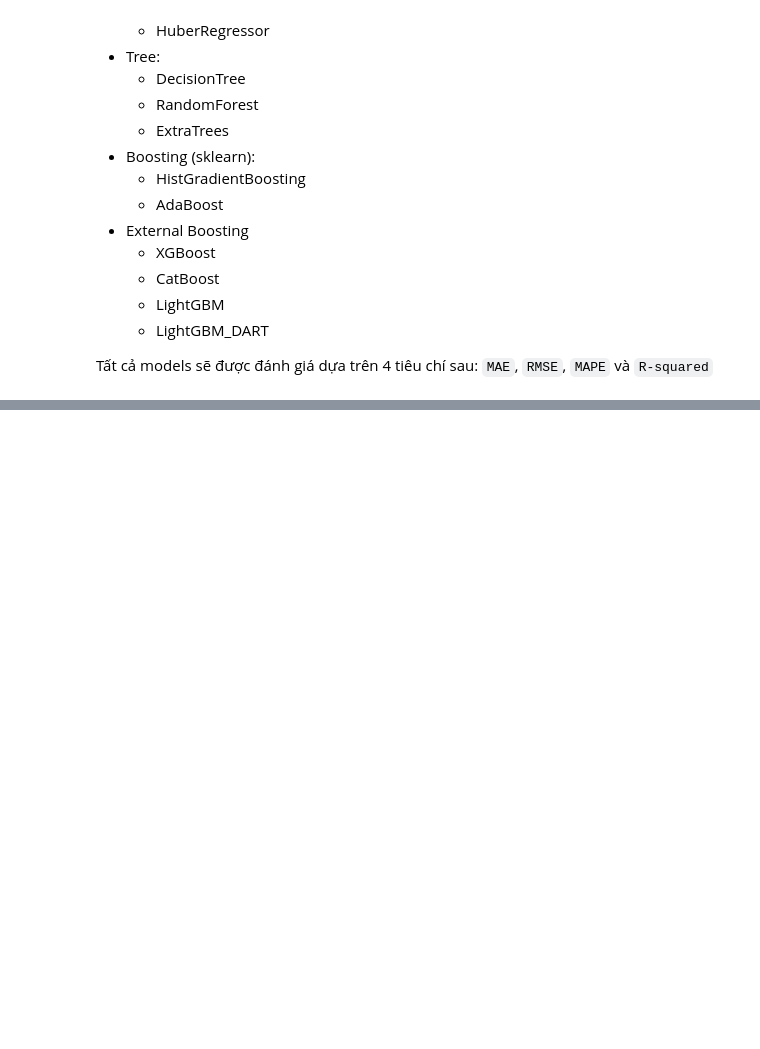
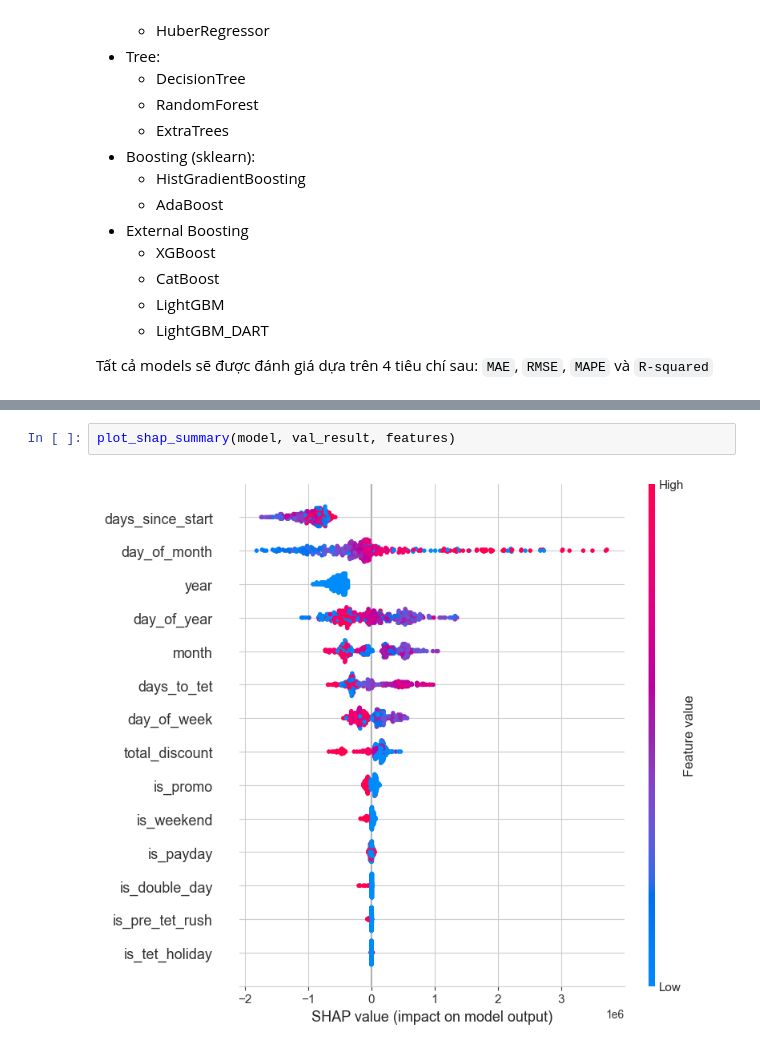
Before and after one commit to anhthu0910/vimchanhxa-datathon, a Jupyter notebook: notebooks/07_ML_.ipynb, the cells around one changed output, grey strips where cells are left out. Cells and saved outputs as stored; diff of their text form; blank space fills up the shorter version.

```diff
--- a/notebooks/07_ML_.ipynb
+++ b/notebooks/07_ML_.ipynb
@@ -109,0 +124,4 @@ Done: CatBoost
+# %%
+plot_shap_summary(model, val_result, features)
+# %% [output]
+[figure, added]
```
Also changed, not shown: parts of 9 cells of this notebook, 2 other files.
